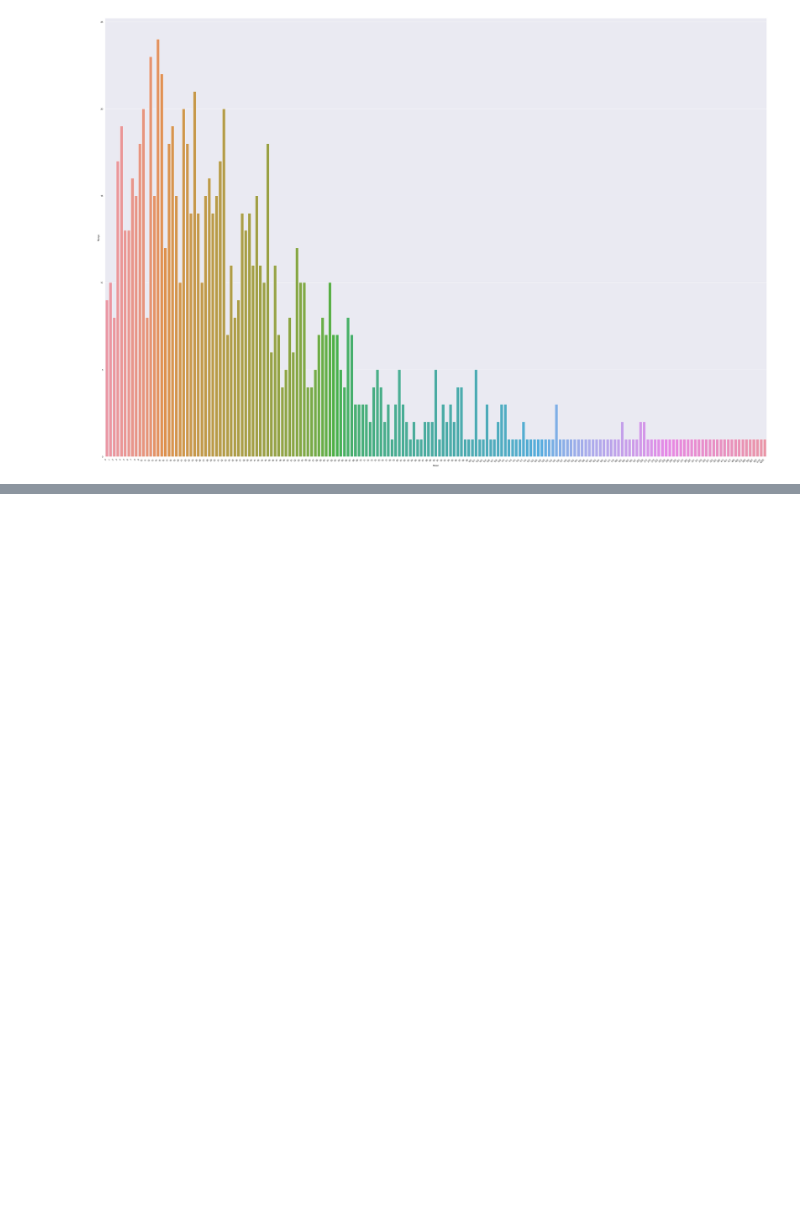
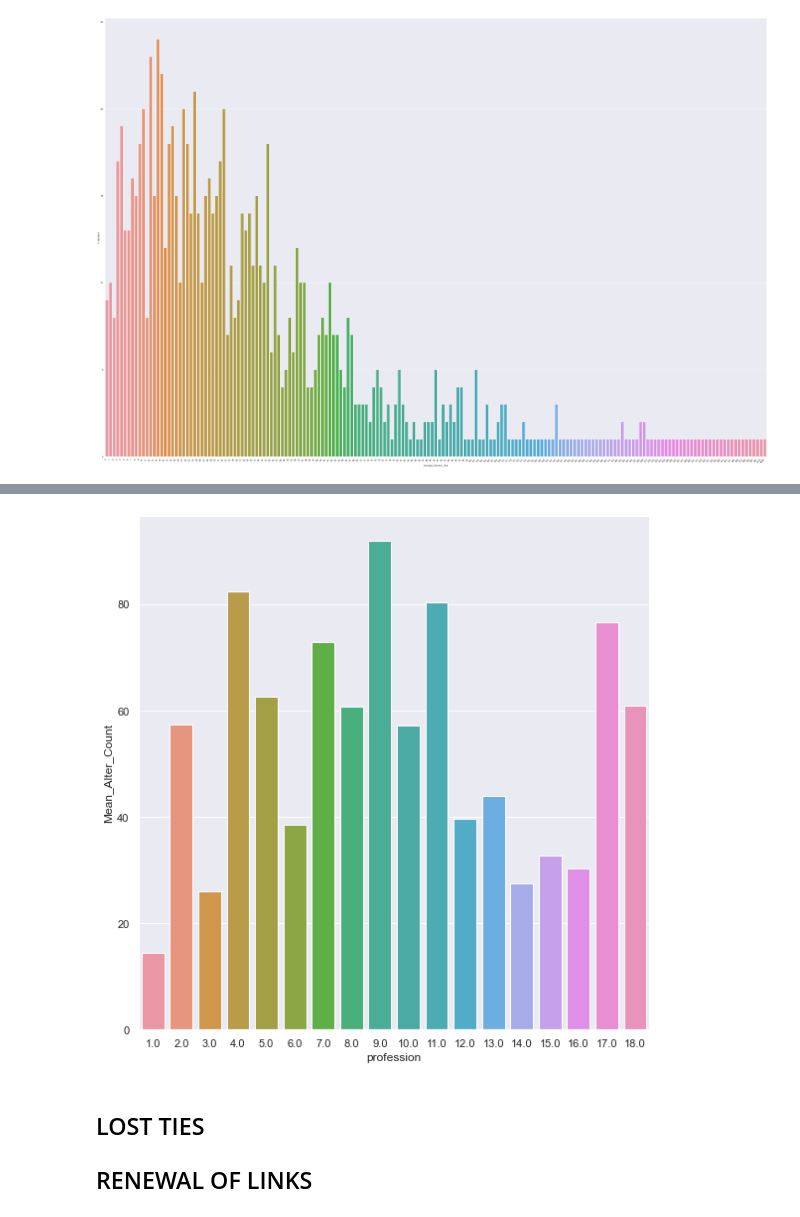
Before and after one commit to HyperionSuperNova/Algopol, a Jupyter notebook: Notebook_link_dynamics.ipynb, the cells around one changed output, grey strips where cells are left out. Cells and saved outputs as stored; diff of their text form; code cells hidden in the pictures; blank space fills up the shorter version.

```diff
--- a/Notebook_link_dynamics.ipynb
+++ b/Notebook_link_dynamics.ipynb
@@ -106,0 +174,6 @@ g = g.set_xticklabels(g.ax.get_xticklabels(), rotation=45, ha="right")
+# %%
+df_mean = df_merged[df_merged.age.notna()].groupby(['egos','profession'],as_index=False).AlterCount.mean()
+df_mean.rename(columns={'AlterCount':'Mean_Alter_Count'},inplace=True)
+df_mean = df_mean[df_mean.Mean_Alter_Count.notna()].groupby(['profession'],as_index=False)\
+.agg({'Mean_Alter_Count':'mean','egos':'count'})
+df_mean
@@ -106,0 +198,7 @@ g = g.set_xticklabels(g.ax.get_xticklabels(), rotation=45, ha="right")
+# %%
+g = sns.catplot(x="profession", y="Mean_Alter_Count",data=df_mean, kind="bar",height=8)
+# %% [output]
+[figure, added]
+# %% [markdown]
+## LOST TIES
+## RENEWAL OF LINKS
```
Also changed, not shown: parts of 30 cells of this notebook.
